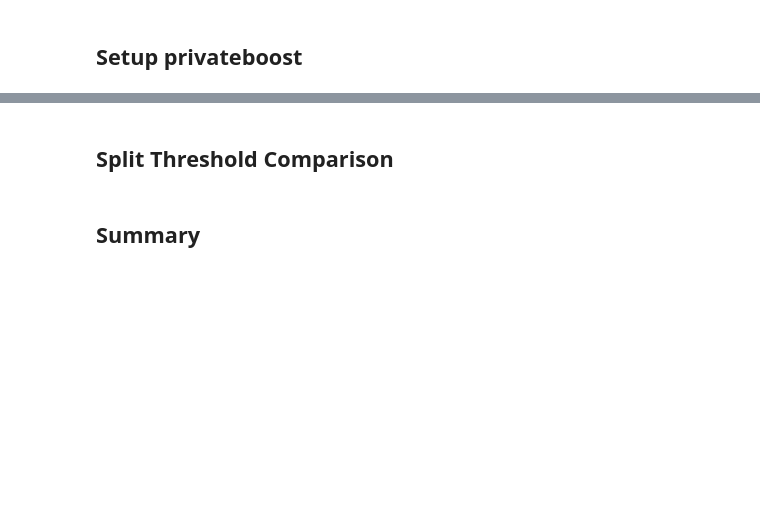
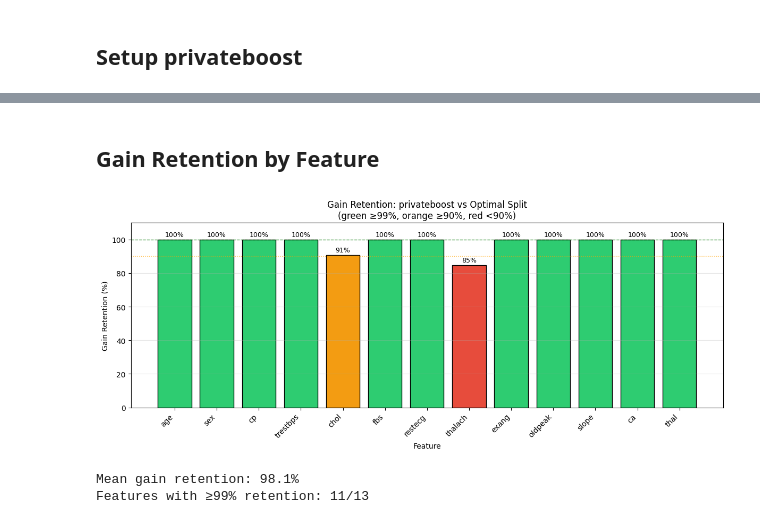
Before and after one commit to MyelinZ/privateboost, a Jupyter notebook: notebooks/03_split_comparison.ipynb, the cells around one changed output, grey strips where cells are left out. Drawn from its saved outputs; the diff is of its cells as text; code cells hidden in the pictures; blank space fills up the shorter version.

```diff
--- a/notebooks/03_split_comparison.ipynb
+++ b/notebooks/03_split_comparison.ipynb
@@ -180,2 +160,0 @@ print(results_df[['feature', 'opt_threshold', 'pb_threshold', 'opt_gain', 'pb_ga
-# %% [markdown]
-## Split Threshold Comparison
@@ -215,2 +160,0 @@ plt.show()
-# %% [markdown]
-## Summary
@@ -226,0 +161,36 @@ print(f"\nFeatures with 100% retention: {sum(r >= 99.9 for r in retentions)}/{le
+# %% [markdown]
+## Gain Retention by Feature
+# %%
+fig, ax = plt.subplots(figsize=(12, 5))
+
+features = [r['feature'] for r in results]
+retentions = [r['retention'] for r in results]
+
+colors = ['#2ecc71' if r >= 99 else '#f39c12' if r >= 90 else '#e74c3c' for r in retentions]
+
+bars = ax.bar(features, retentions, color=colors, edgecolor='black')
+
+ax.axhline(100, color='green', linestyle='--', alpha=0.7, linewidth=1)
+ax.axhline(90, color='orange', linestyle=':', alpha=0.7, linewidth=1)
+
+ax.set_ylabel('Gain Retention (%)')
+ax.set_xlabel('Feature')
+ax.set_title('Gain Retention: privateboost vs Optimal Split\n(green ≥99%, orange ≥90%, red <90%)')
+ax.set_ylim(0, 110)
+plt.xticks(rotation=45, ha='right')
+ax.grid(alpha=0.3, axis='y')
+
+for bar, ret in zip(bars, retentions):
+    ax.text(bar.get_x() + bar.get_width()/2, bar.get_height() + 1,
+            f'{ret:.0f}%', ha='center', va='bottom', fontsize=9)
+
+plt.tight_layout()
+plt.savefig('../docs/gain_retention.png', dpi=150, bbox_inches='tight')
+plt.show()
+
+print(f"\nMean gain retention: {np.mean(retentions):.1f}%")
+print(f"Features with ≥99% retention: {sum(r >= 99 for r in retentions)}/{len(FEATURES)}")
+# %% [output]
+[figure, added]
+Mean gain retention: 98.1%
+Features with ≥99% retention: 11/13
```
Also changed, not shown: parts of 7 cells of this notebook, 3 other files.
